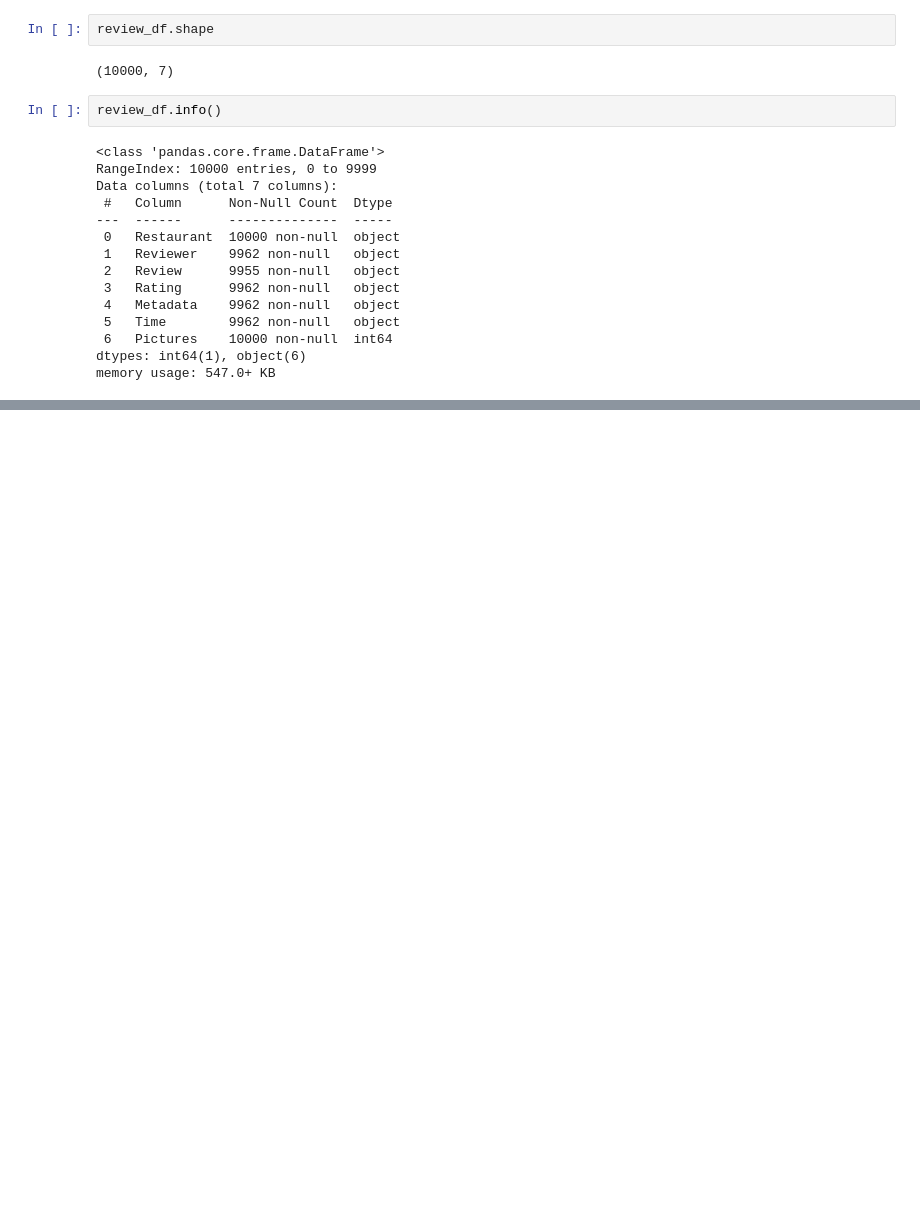
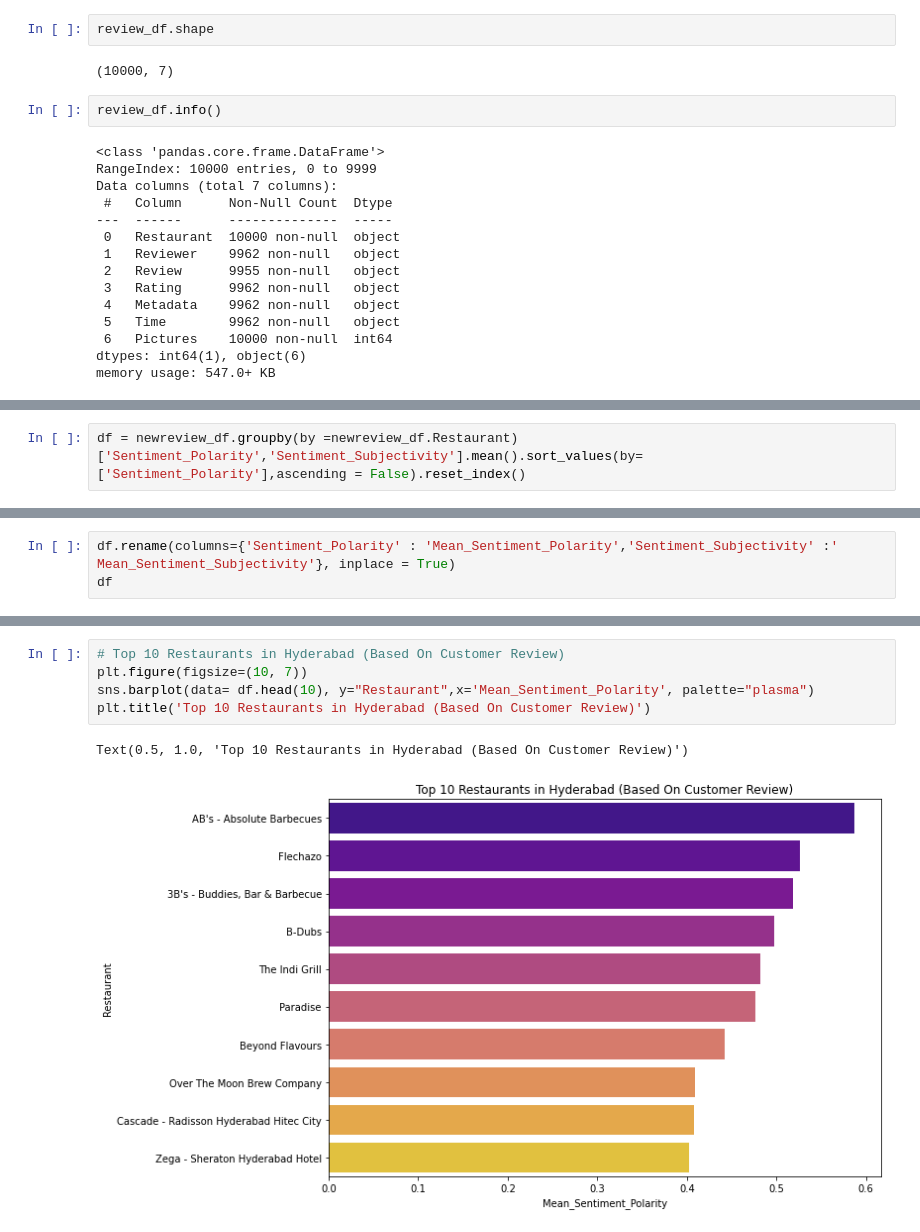
Before and after one commit to VilasSonawane/ZOMATO-RESTAURANT-CLUSTERING-AND-SENTIMENT-ANALYSIS, a Jupyter notebook: Vilas_Copy_of_ZOMATO_RESTAURANT_CLUSTERING_AND_SENTIMENT_ANALYSIS.ipynb, the cells around one changed output, grey strips where cells are left out. Saved outputs shown, nothing was run; the diff lists cells and outputs as text; blank space fills up the shorter version.

```diff
--- a/Vilas_Copy_of_ZOMATO_RESTAURANT_CLUSTERING_AND_SENTIMENT_ANALYSIS.ipynb
+++ b/Vilas_Copy_of_ZOMATO_RESTAURANT_CLUSTERING_AND_SENTIMENT_ANALYSIS.ipynb
@@ -196,0 +393,2 @@ review_df.Metadata[0]
+# %%
+df = newreview_df.groupby(by =newreview_df.Restaurant)['Sentiment_Polarity','Sentiment_Subjectivity'].mean().sort_values(by=['Sentiment_Polarity'],ascending = False).reset_index()
@@ -196,0 +397,3 @@ review_df.Metadata[0]
+# %%
+df.rename(columns={'Sentiment_Polarity' : 'Mean_Sentiment_Polarity','Sentiment_Subjectivity' :' Mean_Sentiment_Subjectivity'}, inplace = True)
+df
@@ -196,0 +414,8 @@ review_df.Metadata[0]
+# %%
+# Top 10 Restaurants in Hyderabad (Based On Customer Review)
+plt.figure(figsize=(10, 7))
+sns.barplot(data= df.head(10), y="Restaurant",x='Mean_Sentiment_Polarity', palette="plasma")
+plt.title('Top 10 Restaurants in Hyderabad (Based On Customer Review)')
+# %% [output]
+Text(0.5, 1.0, 'Top 10 Restaurants in Hyderabad (Based On Customer Review)')
+[figure, added]
```
Also changed, not shown: parts of 31 cells of this notebook.
